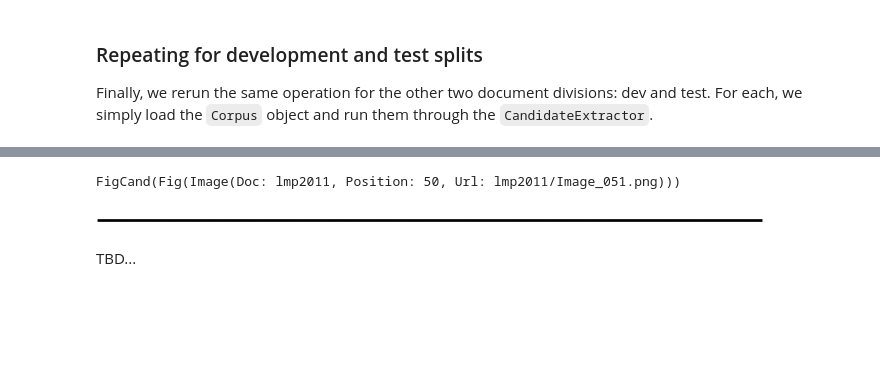
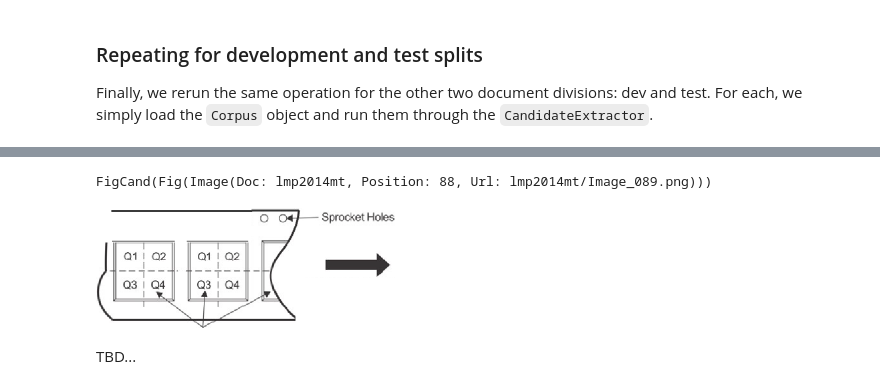
Before and after one commit to HazyResearch/fonduer-tutorials, a Jupyter notebook: hardware_image/transistor_image_tutorial.ipynb, the cells around one changed output, grey strips where cells are left out. Cells and saved outputs as stored; diff of their text form; code cells hidden in the pictures; blank space fills up the shorter version.

```diff
--- a/hardware_image/transistor_image_tutorial.ipynb
+++ b/hardware_image/transistor_image_tutorial.ipynb
@@ -249,12 +259,12 @@ Wall time: 1.19 s
 # %%
 from IPython.display import Image
 
-n = 63
+n = 60
 
 print(train_cands[n])
 Image(docs_path + '/' + train_cands[n][0].span.url, format='png')
 # %% [output]
-FigCand(Fig(Image(Doc: lmp2011, Position: 50, Url: lmp2011/Image_051.png)))
+FigCand(Fig(Image(Doc: lmp2014mt, Position: 88, Url: lmp2014mt/Image_089.png)))
-[figure, old version]
+[figure, new version]
 # %% [markdown]
 TBD...
```
Also changed, not shown: parts of 5 cells of this notebook, 4 other files.
